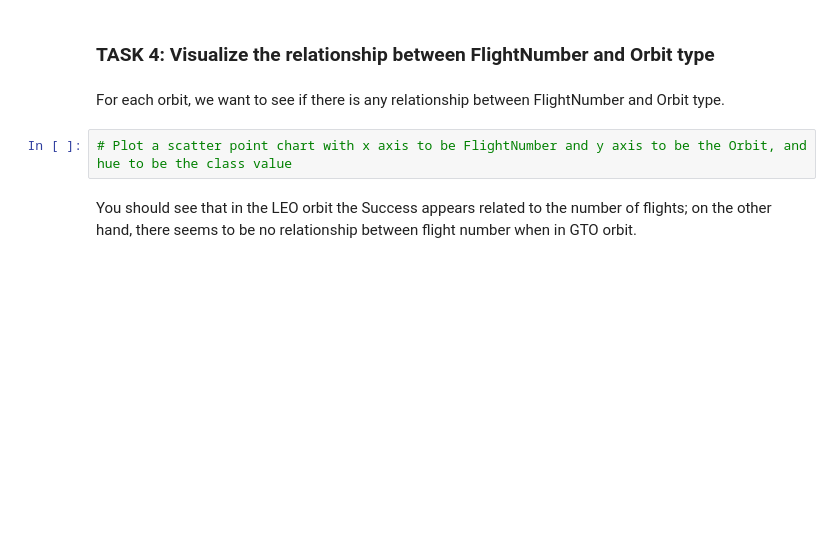
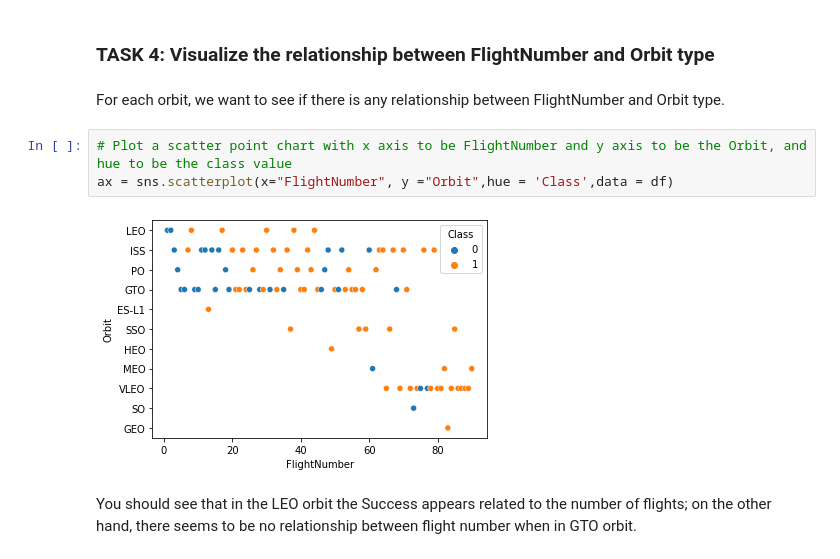
Before and after one commit to MTHDS/Applied-Data-Science-Capstone, a Jupyter notebook: Week2-Complete the EDA with Visualization lab.ipynb, the cells around one changed output. Saved outputs shown, nothing was run; the diff lists cells and outputs as text; blank space fills up the shorter version.

```diff
--- a/Week2-Complete the EDA with Visualization lab.ipynb
+++ b/Week2-Complete the EDA with Visualization lab.ipynb
@@ -122,6 +126,9 @@ Analyze the ploted bar chart try to find which orbits have high sucess rate.
 For each orbit, we want to see if there is any relationship between FlightNumber and Orbit type.
 # %%
 # Plot a scatter point chart with x axis to be FlightNumber and y axis to be the Orbit, and hue to be the class value
+ax = sns.scatterplot(x="FlightNumber", y ="Orbit",hue = 'Class',data = df)
+# %% [output]
+[figure, added]
 # %% [markdown]
 You should see that in the LEO orbit the Success appears related to the number of flights; on the other hand, there seems to be no relationship between flight number when in GTO orbit.
 # %% [markdown]
```
Also changed, not shown: parts of 9 cells of this notebook.
